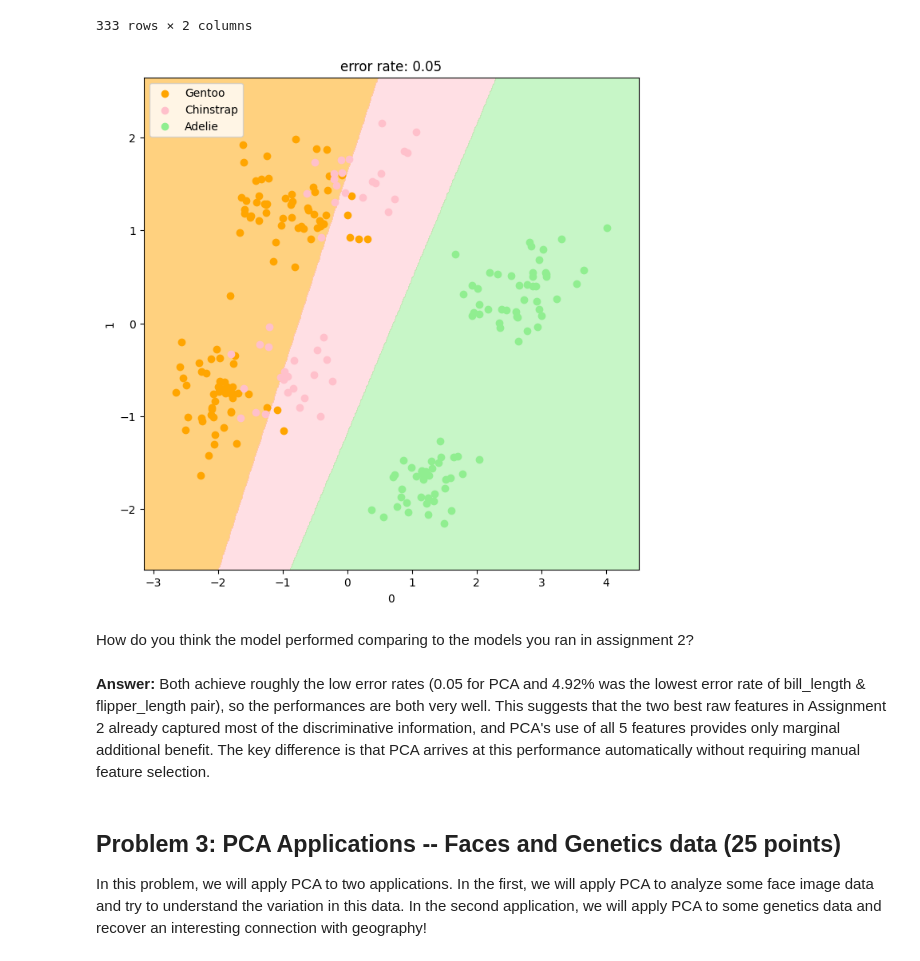
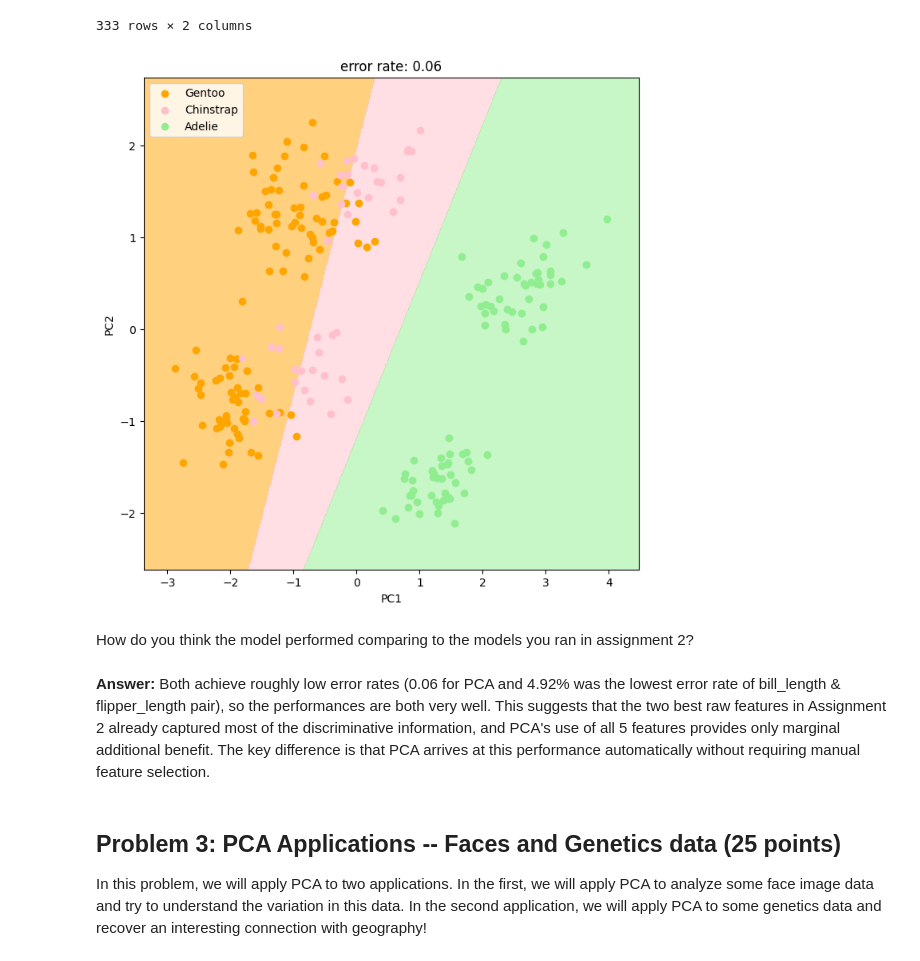
Before and after one commit to yaj0212/Introductory-Machine-Learning, a Jupyter notebook: assignments/assn3/assn3.ipynb, the cells around one changed output. Cells and saved outputs as stored; diff of their text form; code cells hidden in the pictures.

```diff
--- a/assignments/assn3/assn3.ipynb
+++ b/assignments/assn3/assn3.ipynb
@@ -601,26 +608,28 @@ principalX
 # %%
 # your code here
 from sklearn.linear_model import LogisticRegression
 
 X_train, X_test, y_train, y_test = train_test_split(X, y, train_size=0.7)
 
 pca = PCA().fit(X_train)
-principalX_train = pd.DataFrame(pca.transform(X_train)[:, :2])
-principalX_test = pd.DataFrame(pca.transform(X_test)[:, :2])
+principalX_train = pd.DataFrame(X_train @ pca.components_[0:2, :].T)
+principalX_test = pd.DataFrame(X_test @ pca.components_[0:2, :].T)
+principalX_train.columns = ["PC1", "PC2"]
+principalX_test.columns = ["PC1", "PC2"]
 
 lr = LogisticRegression()
 lr.fit(principalX_train, y_train)
 
 y_pred = lr.predict(principalX_test)
 error = np.mean(y_pred != y_test)
 
 plot_decision_boundaries(principalX_train, y_train, lr, error)
 # %% [output]
-[figure, old version]
+[figure, new version]
 # %% [markdown]
 How do you think the model performed comparing to the models you ran in assignment 2?
 # %% [markdown]
-**Answer:** Both achieve roughly the low error rates (0.05 for PCA and 4.92% was the lowest error rate of bill_length & flipper_length pair), so the performances are both very well. This suggests that the two best raw features in Assignment 2 already captured most of the discriminative information, and PCA's use of all 5 features provides only marginal additional benefit. The key difference is that PCA arrives at this performance automatically without requiring manual feature selection.
+**Answer:** Both achieve roughly low error rates (0.06 for PCA and 4.92% was the lowest error rate of bill_length & flipper_length pair), so the performances are both very well. This suggests that the two best raw features in Assignment 2 already captured most of the discriminative information, and PCA's use of all 5 features provides only marginal additional benefit. The key difference is that PCA arrives at this performance automatically without requiring manual feature selection.
 # %% [markdown]
 ## Problem 3: PCA Applications -- Faces and Genetics data (25 points)
 
```
Also changed, not shown: parts of 8 cells of this notebook.
